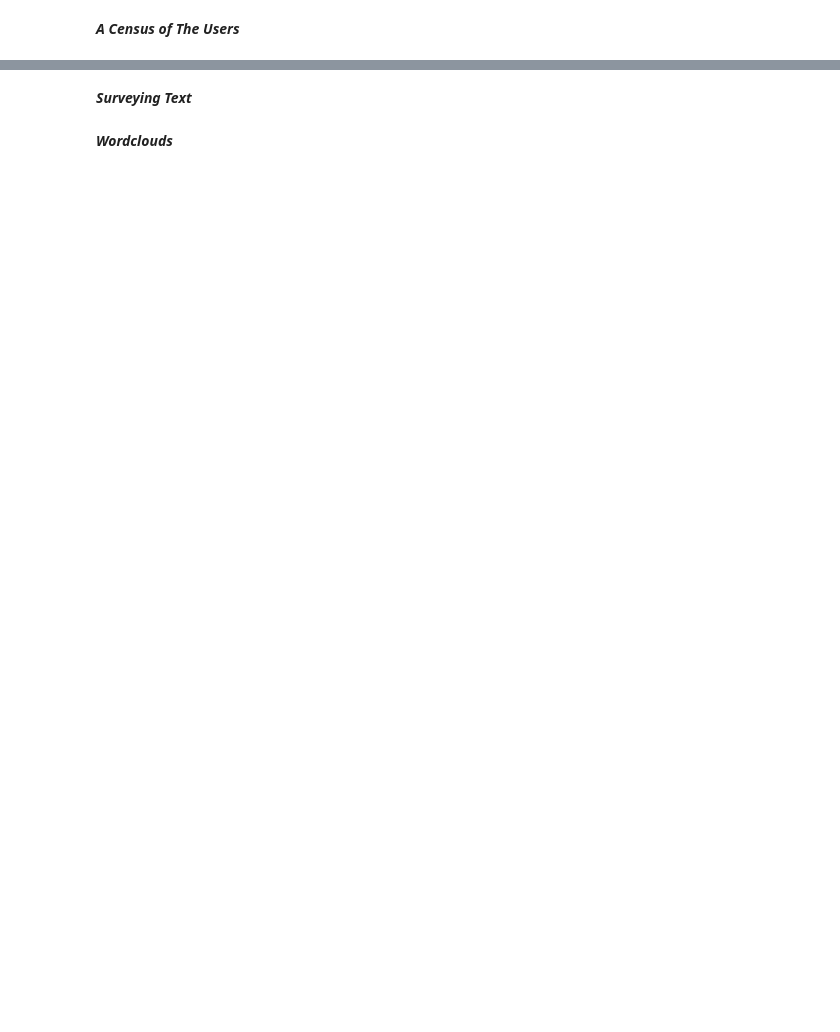
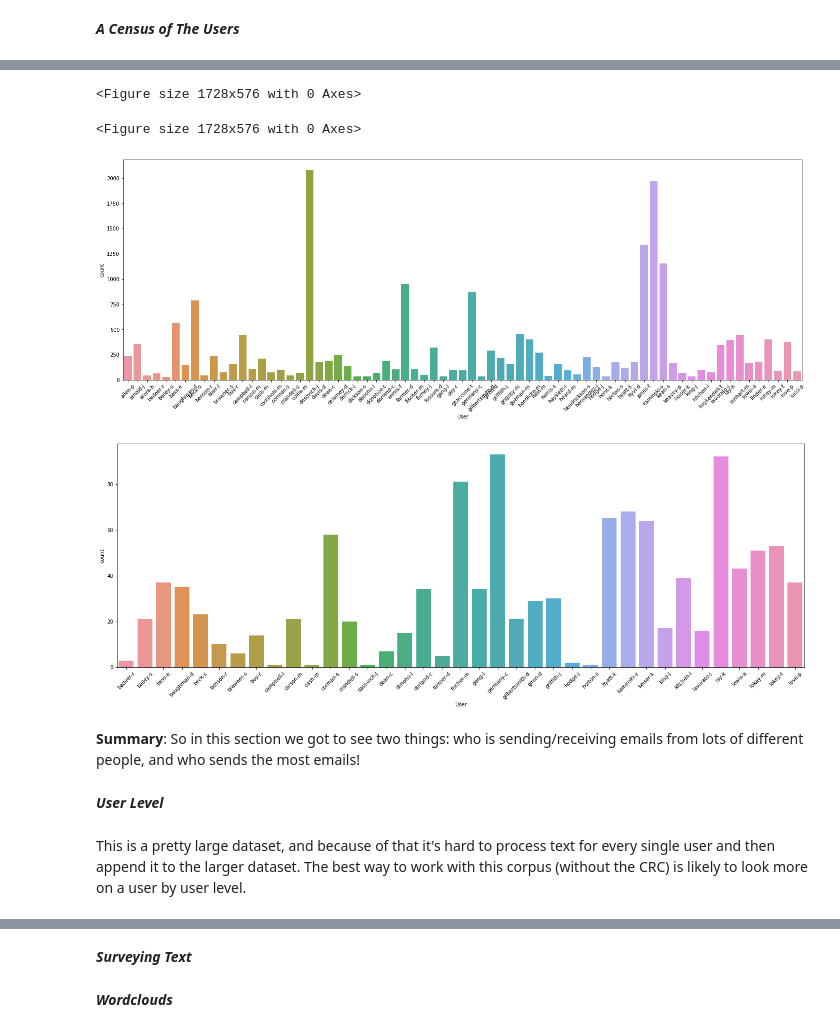
Before and after one commit to Data-Science-for-Linguists-2020/Smoking-Gun-Classification, a Jupyter notebook: Notebooks/Project_Report_4.ipynb, the cells around one changed output, grey strips where cells are left out. Cells and saved outputs as stored; diff of their text form; code cells hidden in the pictures; blank space fills up the shorter version.

```diff
--- a/Notebooks/Project_Report_4.ipynb
+++ b/Notebooks/Project_Report_4.ipynb
@@ -139,0 +242,19 @@ for num in topUsers[:10]:
+# %%
+plt.figure(figsize=(24,8))
+barUsers = sns.countplot(x='User', data=small_df.sort_values("User"))
+barUsers = barUsers.set_xticklabels(barUsers.get_xticklabels(), rotation=45)
+
+plt.figure(figsize=(24,8))
+barUsers2000 = sns.countplot(x='User', data=small_df[small_df["Year"] == 2002].sort_values("User"))
+barUsers2000 = barUsers2000.set_xticklabels(barUsers2000.get_xticklabels(), rotation=45)
+# %% [output]
+<Figure size 1728x576 with 0 Axes>
+<Figure size 1728x576 with 0 Axes>
+[figure, added]
+[figure, added]
+# %% [markdown]
+**Summary**: So in this section we got to see two things: who is sending/receiving emails from lots of different people, and who sends the most emails!
+# %% [markdown]
+***User Level***
+# %% [markdown]
+This is a pretty large dataset, and because of that it's hard to process text for every single user and then append it to the larger dataset. The best way to work with this corpus (without the CRC) is likely to look more on a user by user level.
```
Also changed, not shown: parts of 19 cells of this notebook.
